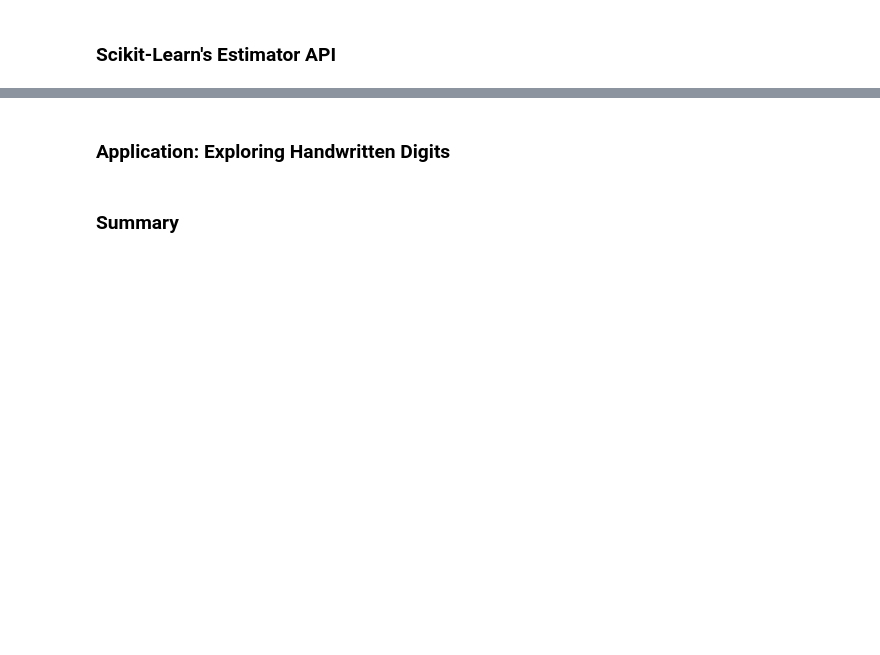
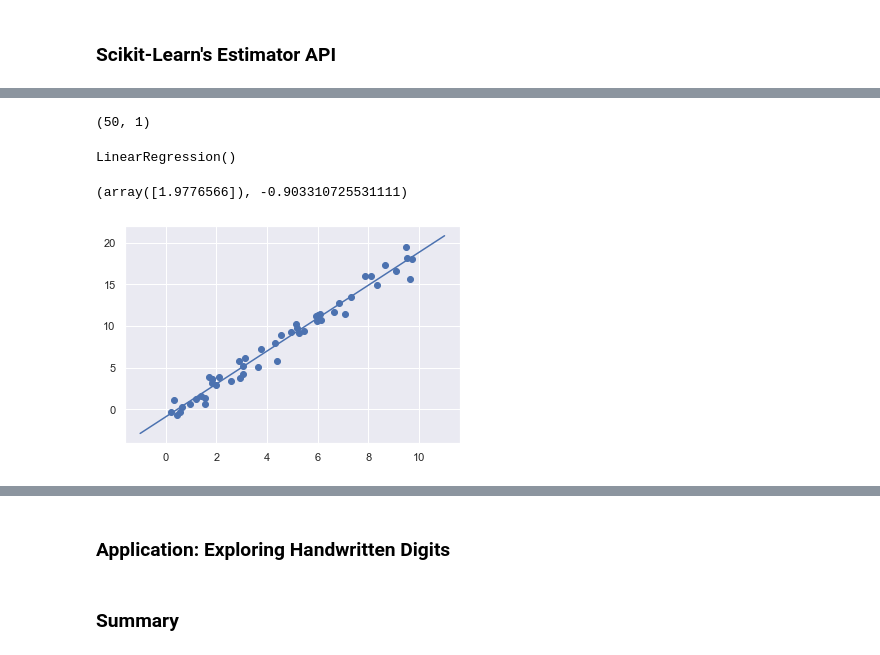
Before and after one commit to taylordunn/python-data-science-handbook, a Jupyter notebook: chapter5/chapter5.ipynb, the cells around one changed output, grey strips where cells are left out. Saved outputs shown, nothing was run; the diff lists cells and outputs as text; code cells hidden in the pictures; blank space fills up the shorter version.

```diff
--- a/chapter5/chapter5.ipynb
+++ b/chapter5/chapter5.ipynb
@@ -41,0 +90,33 @@ Generally, we refer to the rows of the matrix as *samples*, and the number of ro
+# %%
+# 1. Choose a class of model
+from sklearn.linear_model import LinearRegression
+
+# 2. Hyperparameters: fit an intercept
+model = LinearRegression(fit_intercept=True)
+
+# 3. Arrange data. Note that the data needs to be pivoted from a vector to a matrix [n_samples, n_features]
+X = x[:, np.newaxis]
+X.shape
+# %% [output]
+(50, 1)
+# %%
+# 4. Fit the model to the data
+model.fit(X, y)
+# %% [output]
+LinearRegression()
+# %%
+# All model parameters that were learned from `fit()` have trailing underscores
+model.coef_, model.intercept_
+# %% [output]
+(array([1.9776566]), -0.903310725531111)
+# %%
+# 5. Predict labels for unknown data
+# Make some 'new' data
+xfit = np.linspace(-1, 11)
+Xfit = xfit[:, np.newaxis]
+yfit = model.predict(Xfit)
+
+plt.scatter(x, y)
+plt.plot(xfit, yfit);
+# %% [output]
+[figure, added]
```
Also changed, not shown: parts of 18 cells of this notebook.
